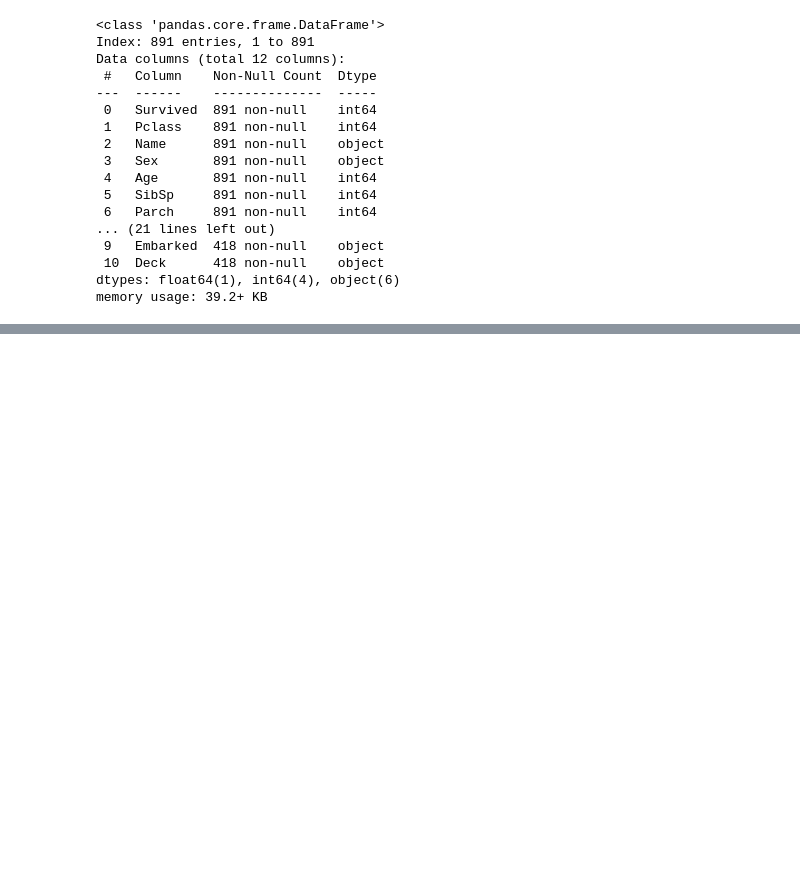
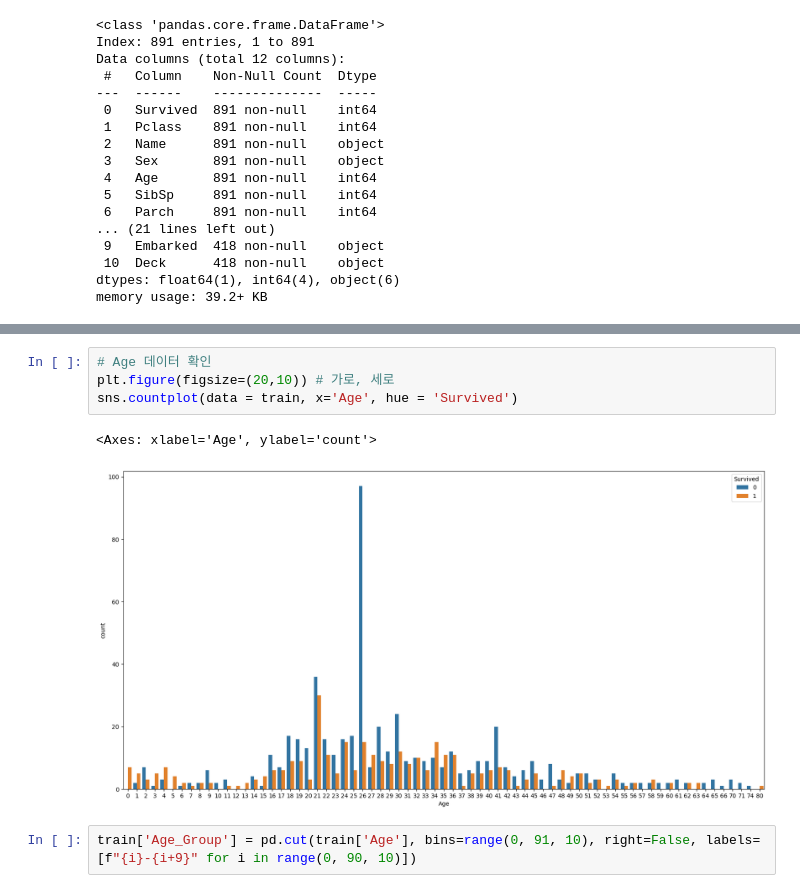
Before and after one commit to ydydydydydy/MachineLearning_, a Jupyter notebook: 04. titanic 데이터를 활용한 생존자 예측.ipynb, the cells around one changed output, grey strips where cells are left out. Cells and saved outputs as stored; diff of their text form; blank space fills up the shorter version.

```diff
--- a/04. titanic 데이터를 활용한 생존자 예측.ipynb
+++ b/04. titanic 데이터를 활용한 생존자 예측.ipynb
@@ -540,0 +619,9 @@ memory usage: 39.2+ KB
+# %%
+# Age 데이터 확인
+plt.figure(figsize=(20,10)) # 가로, 세로
+sns.countplot(data = train, x='Age', hue = 'Survived')
+# %% [output]
+<Axes: xlabel='Age', ylabel='count'>
+[figure, added]
+# %%
+train['Age_Group'] = pd.cut(train['Age'], bins=range(0, 91, 10), right=False, labels=[f"{i}-{i+9}" for i in range(0, 90, 10)])
```
Also changed, not shown: parts of 50 cells of this notebook.
